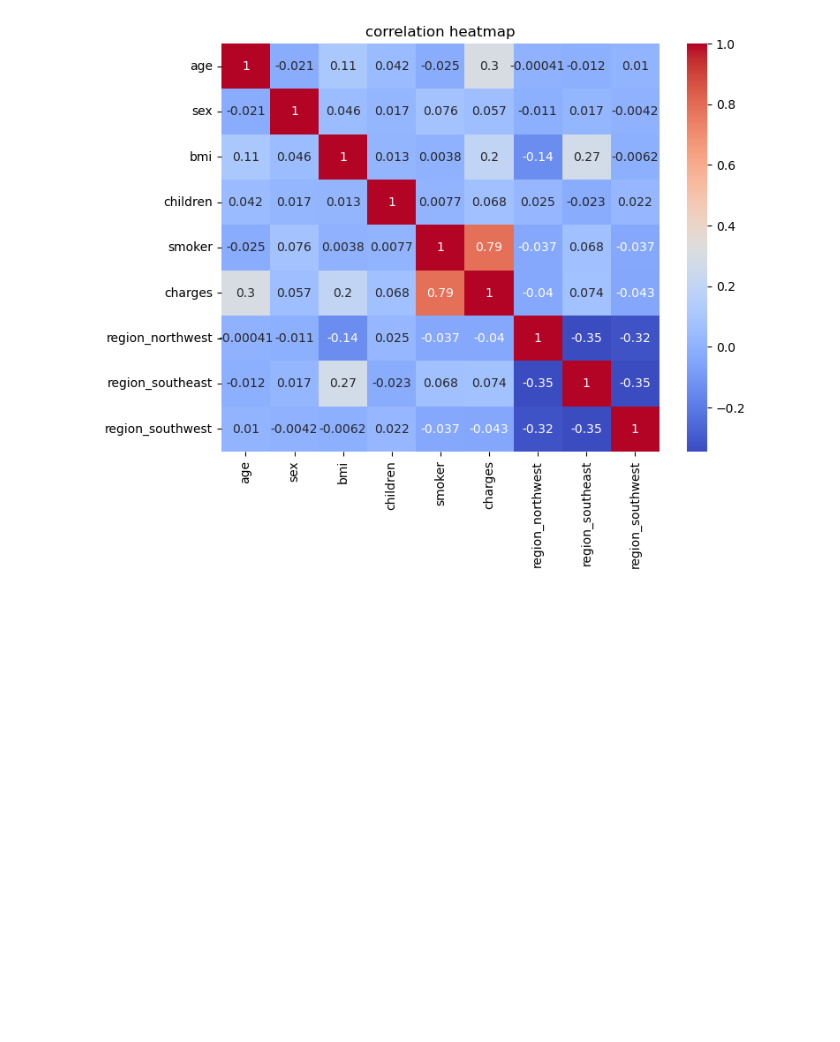
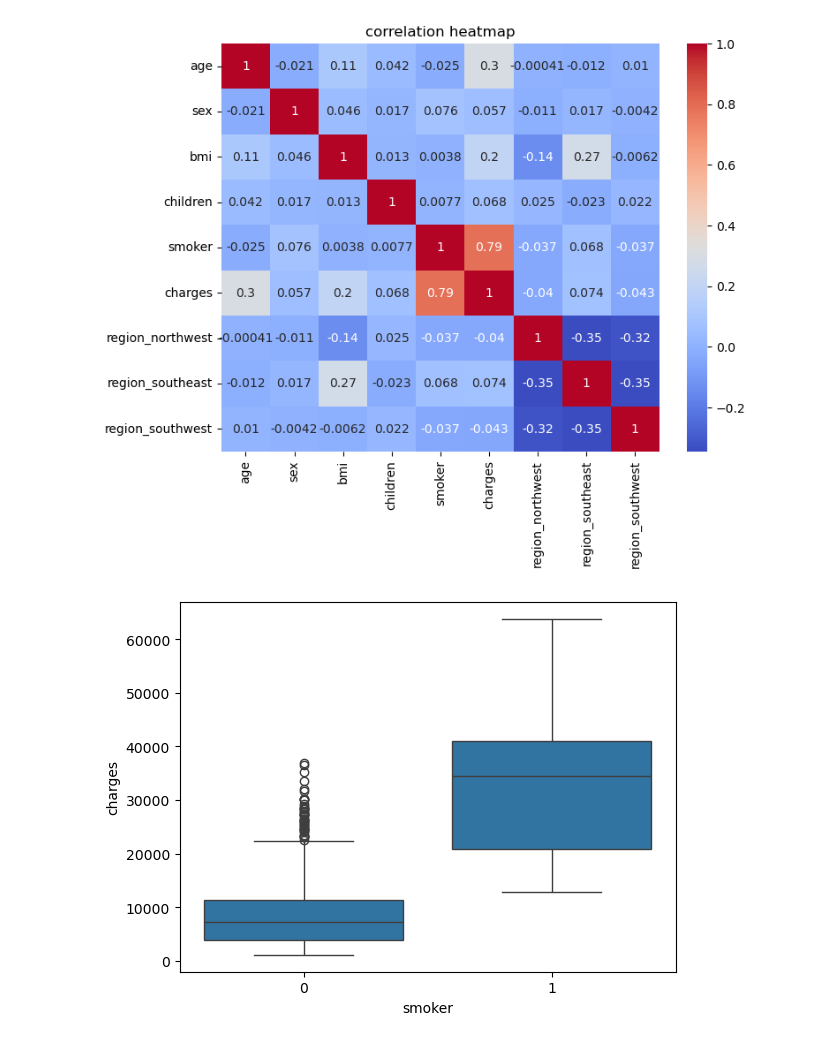
Before and after one commit to sarfraspc/medical-insurance-costs, a Jupyter notebook: notebook/eda.ipynb, the cells around one changed output. Cells and saved outputs as stored; diff of their text form; code cells hidden in the pictures; blank space fills up the shorter version.

```diff
--- a/notebook/eda.ipynb
+++ b/notebook/eda.ipynb
@@ -83,3 +86,8 @@ plt.title('correlation heatmap')
 plt.show()
 # %% [output]
 [figure]
+# %%
+sns.boxplot(df,x='smoker',y='charges')
+plt.show()
+# %% [output]
+[figure, added]
```
Also changed, not shown: parts of 3 cells of this notebook, 5 other files.
